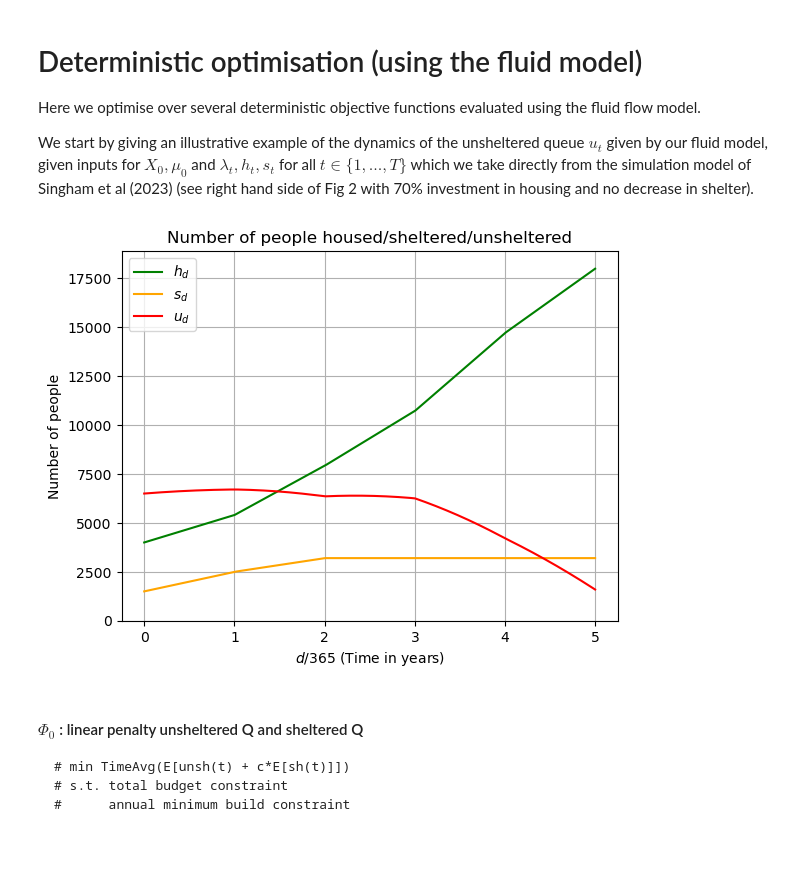
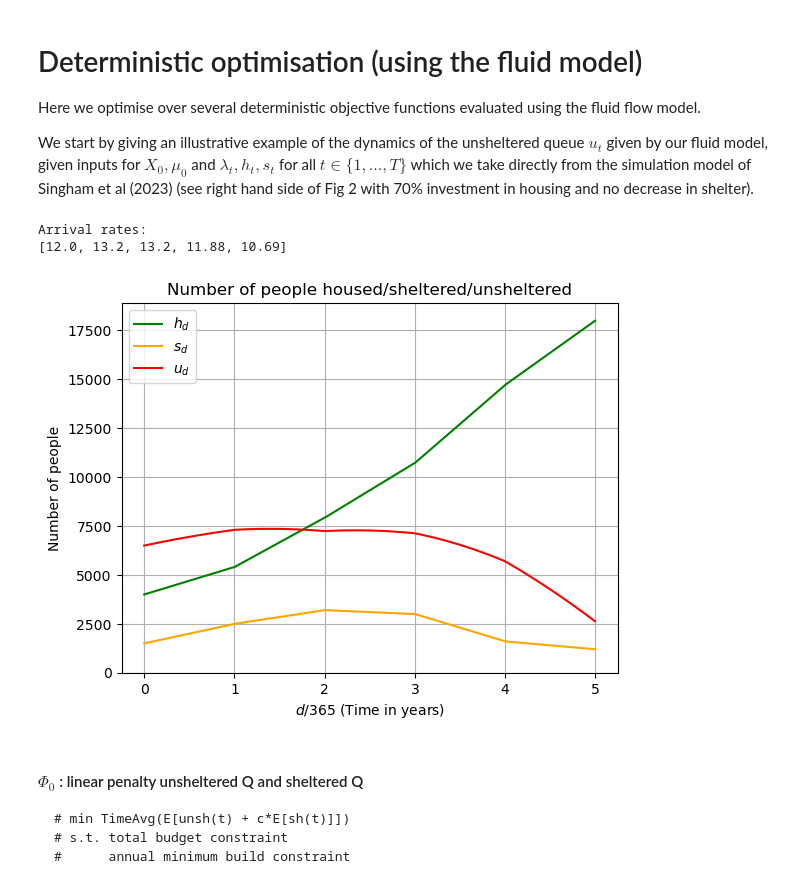
Before and after one commit to grahamburgess3/tvcp, a Jupyter notebook: NumericalResults.ipynb, the cells around one changed output. Drawn from its saved outputs; the diff is of its cells as text; code cells hidden in the pictures; blank space fills up the shorter version.

```diff
--- a/NumericalResults.ipynb
+++ b/NumericalResults.ipynb
@@ -16,32 +16,47 @@ import time
 # %%
 # Get data
 with open('data_singham23.json') as json_file:
     data = json.load(json_file)
+
+# 70% of investment
+investment = [x-data['initial_capacity']['housing'] for x in data['solution']['housing']]
+data['solution']['housing'] = [data['initial_capacity']['housing'] + x*0.7 for x in investment]
+
+# changing arrival rate
+delta = [0, 0.2, 0.1, 0, -0.1, -0.1] # changes specified in singham et al 2023
+arrival_rates = [data['arrival_rates'][0]] # base level
+for yr in range(1,len(delta)):
+    arrival_rates.append(round(arrival_rates[-1]*(1+delta[yr]),2))
+data['arrival_rates'] = arrival_rates[1:6] # remove the base level
+print('Arrival rates: ')
+print(data['arrival_rates'])
 
 # Modelling horizonT_a is decision horizon, T_b is extra modelling horizon - here set to 0
 T_a = 5
 T_b = 0
 
 # Modeling
 model = fl.FluidFlowModel(data, data['solution'], T_a, T_b)
 T = [i/365 for i in range((T_a+T_b)*365)]
 model.analyse(T)
 
 # Plotting
 fig, ax = plt.subplots()
 ymax = max(model.h_t + model.sh_t + model.unsh_t)
 x = [t/365 for t in range((T_a+T_b)*365)]
 ax.plot(x, model.h_t, color = 'green')
 ax.plot(x, model.sh_t, color = 'orange')
 ax.plot(x, model.unsh_t, color = 'red')
 ax.set(xlabel="$d/365$ (Time in years)", ylabel='Number of people',
        title='Number of people housed/sheltered/unsheltered')
 ax.legend(["$h_d$", "$s_d$", "$u_d$"], loc="upper left")
 ax.grid()
 ax.set_ylim(0,ymax*1.05)
 plt.show()
 # %% [output]
+Arrival rates:
+[12.0, 13.2, 13.2, 11.88, 10.69]
-[figure, old version]
+[figure, new version]
 # %% [markdown]
 ####  $\Phi_0$ : linear penalty unsheltered Q and sheltered Q
     # min TimeAvg(E[unsh(t) + c*E[sh(t)]])
```
Also changed, not shown: 1 other file.
